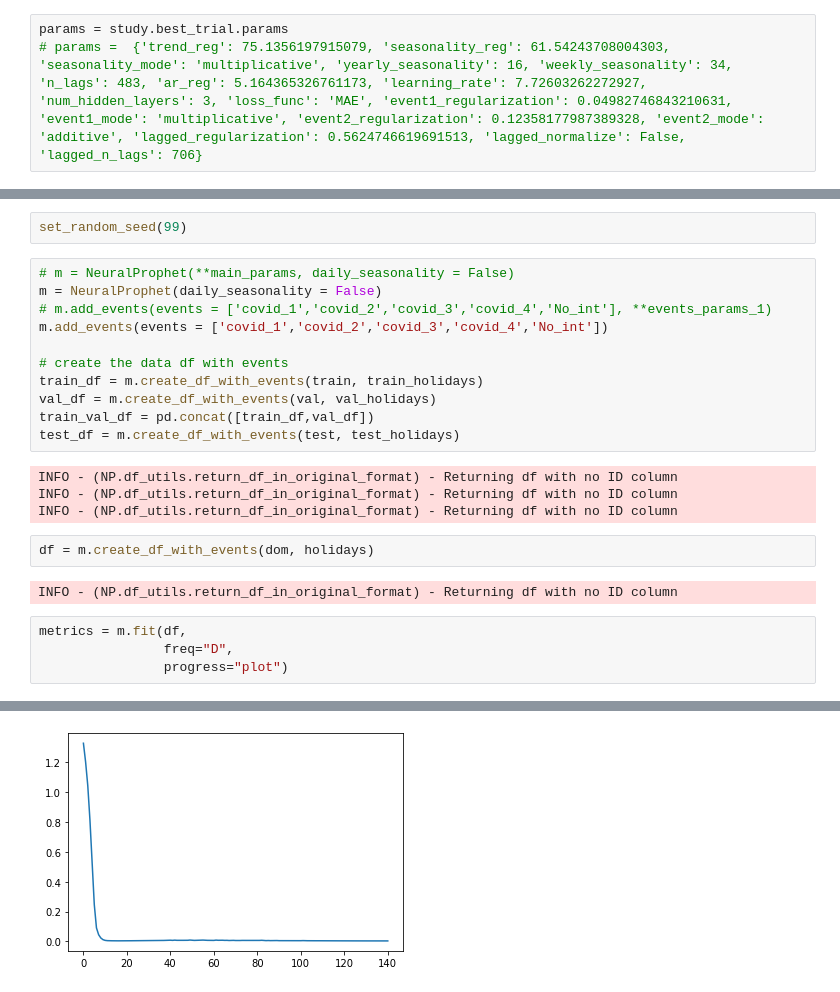
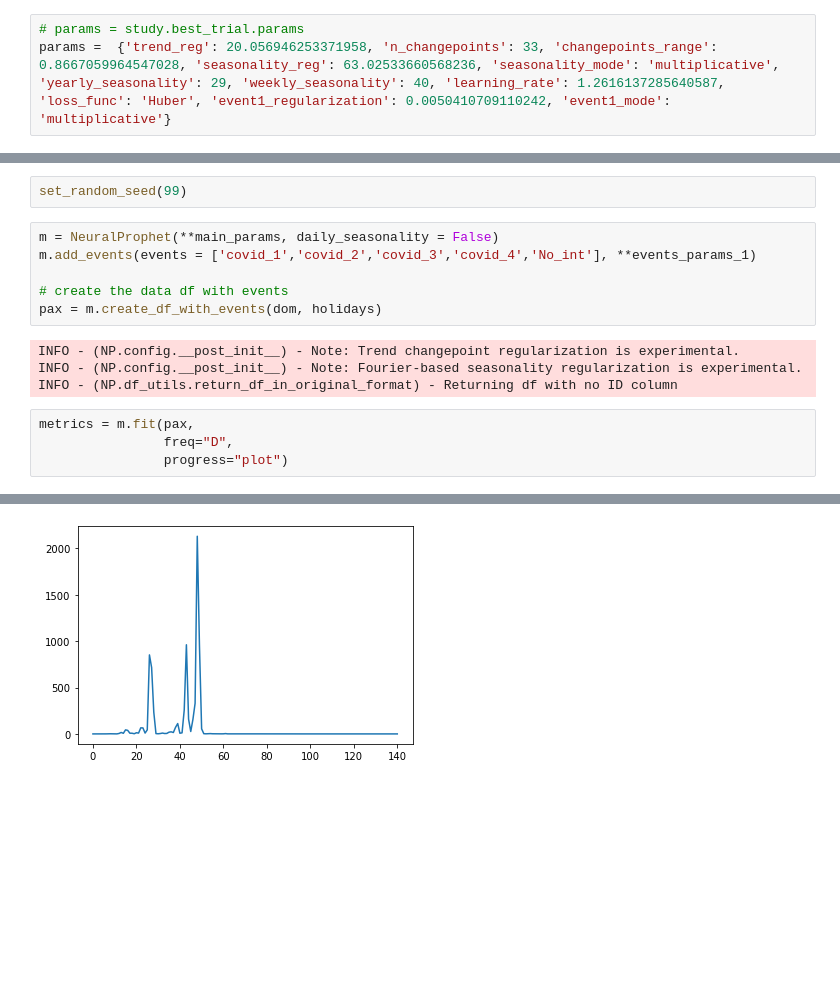
Before and after one commit to Alan-Wolf-VN/passenger_forecast, a Jupyter notebook: total domestic forecast - quantify covid impact.ipynb, the cells around one changed output, grey strips where cells are left out. Cells and saved outputs as stored; diff of their text form; blank space fills up the shorter version.

Commit message:
try removing changepoints

```diff
--- a/total domestic forecast - quantify covid impact.ipynb
+++ b/total domestic forecast - quantify covid impact.ipynb
@@ -186,8 +175,8 @@ INFO - (NP.df_utils._infer_frequency) - Major frequency D corresponds to 99.967%
 INFO - (NP.df_utils._infer_frequency) - Defined frequency is equal to major frequency - D
 ... (88 outputs left out)
 # %%
-params = study.best_trial.params
-# params =  {'trend_reg': 75.1356197915079, 'seasonality_reg': 61.54243708004303, 'seasonality_mode': 'multiplicative', 'yearly_seasonality': 16, 'weekly_seasonality': 34, 'n_lags': 483, 'ar_reg': 5.164365326761173, 'learning_rate': 7.72603262272927, 'num_hidden_layers': 3, 'loss_func': 'MAE', 'event1_regularization': 0.04982746843210631, 'event1_mode': 'multiplicative', 'event2_regularization': 0.12358177987389328, 'event2_mode': 'additive', 'lagged_regularization': 0.5624746619691513, 'lagged_normalize': False, 'lagged_n_lags': 706}
+# params = study.best_trial.params
+params =  {'trend_reg': 20.056946253371958, 'n_changepoints': 33, 'changepoints_range': 0.8667059964547028, 'seasonality_reg': 63.02533660568236, 'seasonality_mode': 'multiplicative', 'yearly_seasonality': 29, 'weekly_seasonality': 40, 'learning_rate': 1.2616137285640587, 'loss_func': 'Huber', 'event1_regularization': 0.0050410709110242, 'event1_mode': 'multiplicative'}
 # %%
 events_params_1 = {key: params[key] for key in ['event1_regularization','event1_mode']}
 main_params = {key: params[key] for key in ['trend_reg','seasonality_reg','seasonality_mode','n_changepoints','changepoints_range',
@@ -197,26 +186,17 @@ events_params_1 = dict(zip(['regularization','mode'], list(events_params_1.value
 # %%
 set_random_seed(99)
 # %%
-# m = NeuralProphet(**main_params, daily_seasonality = False)
-m = NeuralProphet(daily_seasonality = False)
-# m.add_events(events = ['covid_1','covid_2','covid_3','covid_4','No_int'], **events_params_1)
-m.add_events(events = ['covid_1','covid_2','covid_3','covid_4','No_int'])
+m = NeuralProphet(**main_params, daily_seasonality = False)
+m.add_events(events = ['covid_1','covid_2','covid_3','covid_4','No_int'], **events_params_1)
 
 # create the data df with events
-train_df = m.create_df_with_events(train, train_holidays)
-val_df = m.create_df_with_events(val, val_holidays)
-train_val_df = pd.concat([train_df,val_df])
-test_df = m.create_df_with_events(test, test_holidays)
+pax = m.create_df_with_events(dom, holidays)
 # %% [output]
+INFO - (NP.config.__post_init__) - Note: Trend changepoint regularization is experimental.
+INFO - (NP.config.__post_init__) - Note: Fourier-based seasonality regularization is experimental.
 INFO - (NP.df_utils.return_df_in_original_format) - Returning df with no ID column
-INFO - (NP.df_utils.return_df_in_original_format) - Returning df with no ID column
-INFO - (NP.df_utils.return_df_in_original_format) - Returning df with no ID column
-# %%
-df = m.create_df_with_events(dom, holidays)
-# %% [output]
-INFO - (NP.df_utils.return_df_in_original_format) - Returning df with no ID column
 # %%
-metrics = m.fit(df,
+metrics = m.fit(pax,
                 freq="D",
                 progress="plot")
 # %% [output]
@@ -230,4 +209,4 @@ WARNING - (NP.config.set_lr_finder_args) - Learning rate finder: The number of b
-[figure, old version]
+[figure, new version]
 # %%
 fig_param = m.plot_parameters()
 # %% [output]
```
Also changed, not shown: parts of 14 cells of this notebook, 8 other files.
